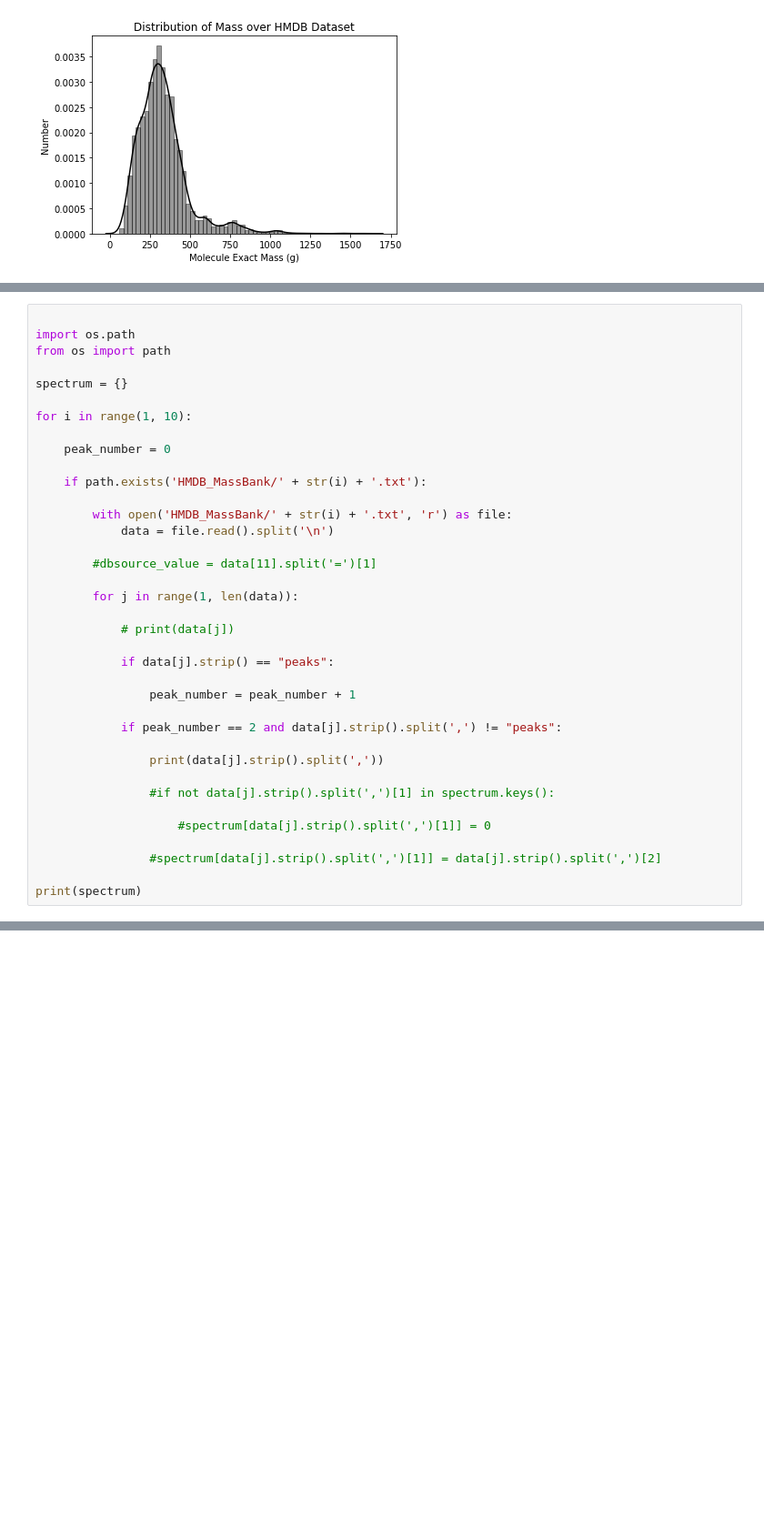
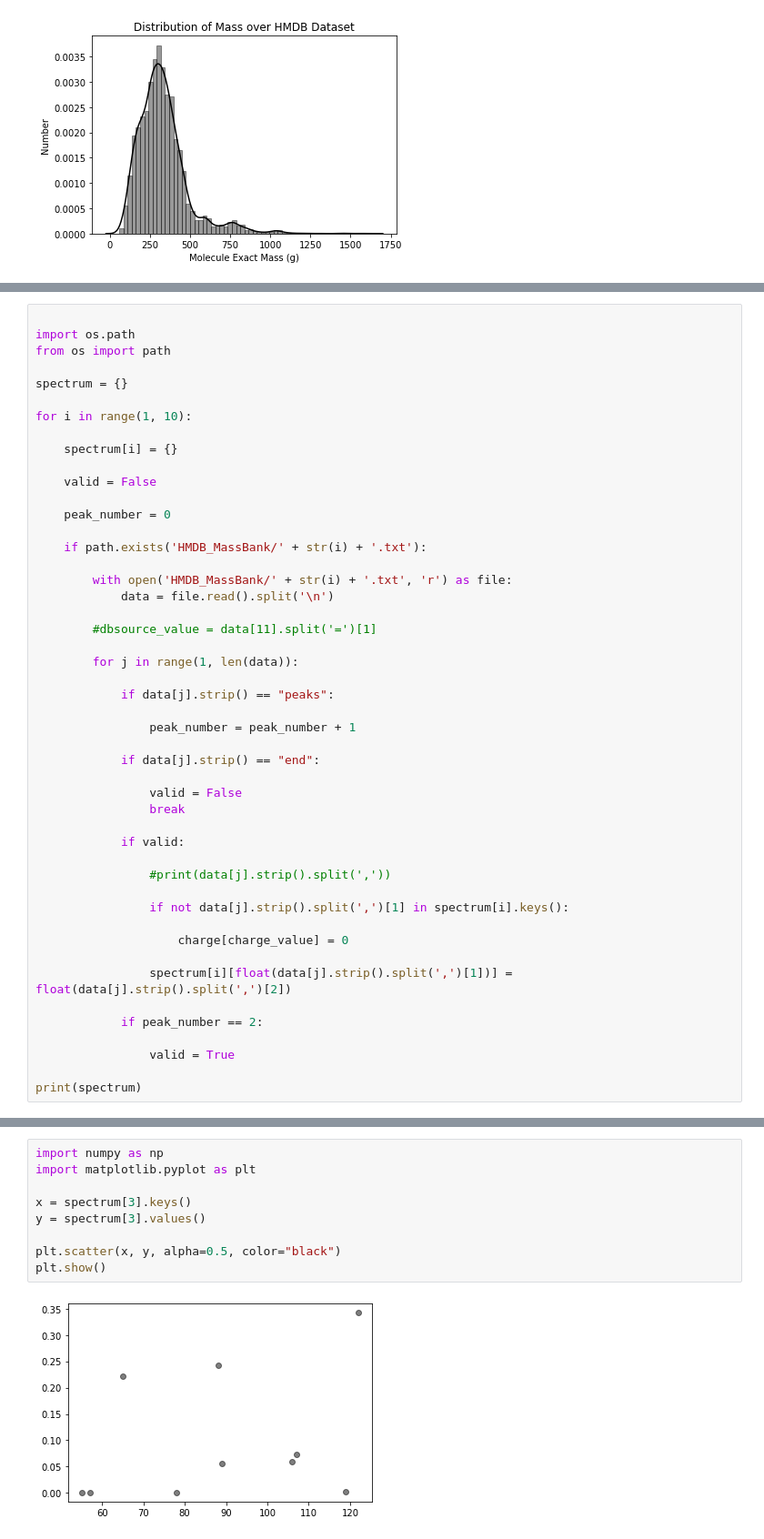
Before and after one commit to luisdrita/FoodReco, a Jupyter notebook: FoodReco.ipynb, the cells around one changed output, grey strips where cells are left out. Shown at 91% size. Drawn from its saved outputs; the diff is of its cells as text; blank space fills up the shorter version.

```diff
--- a/FoodReco.ipynb
+++ b/FoodReco.ipynb
@@ -151,6 +129,10 @@ from os import path
 spectrum = {}
 
 for i in range(1, 10):
+
+    spectrum[i] = {}
+
+    valid = False
 
     peak_number = 0
 
@@ -163,21 +145,28 @@ for i in range(1, 10):
 
         for j in range(1, len(data)):
 
-            # print(data[j])
-
             if data[j].strip() == "peaks":
 
                 peak_number = peak_number + 1
 
-            if peak_number == 2 and data[j].strip().split(',') != "peaks":
+            if data[j].strip() == "end":
 
-                print(data[j].strip().split(','))
+                valid = False
+                break
 
-                #if not data[j].strip().split(',')[1] in spectrum.keys():
+            if valid:
 
-                    #spectrum[data[j].strip().split(',')[1]] = 0
+                #print(data[j].strip().split(','))
 
-                #spectrum[data[j].strip().split(',')[1]] = data[j].strip().split(',')[2]
+                if not data[j].strip().split(',')[1] in spectrum[i].keys():
+
+                    charge[charge_value] = 0
+
+                spectrum[i][float(data[j].strip().split(',')[1])] = float(data[j].strip().split(',')[2])
+
+            if peak_number == 2:
+
+                valid = True
 
 print(spectrum)
 # %% [output]
@@ -200,0 +184,11 @@ print(spectrum)
+# %%
+import numpy as np
+import matplotlib.pyplot as plt
+
+x = spectrum[3].keys()
+y = spectrum[3].values()
+
+plt.scatter(x, y, alpha=0.5, color="black")
+plt.show()
+# %% [output]
+[figure, added]
```
Also changed, not shown: parts of 14 cells of this notebook.
